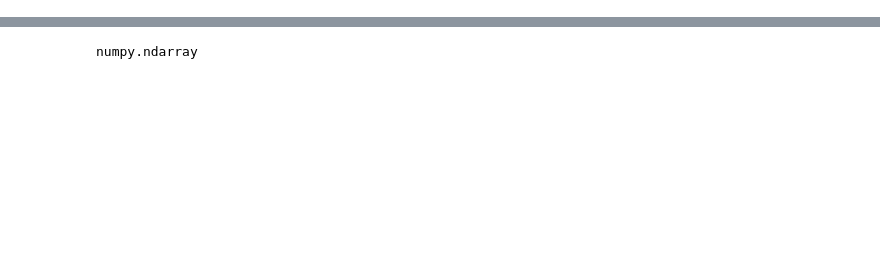
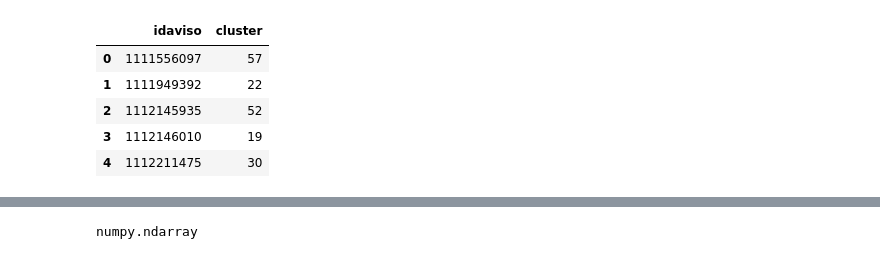
Before and after one commit to fcavazzoli/DatosTP, a Jupyter notebook: cluster.ipynb, the cells around one changed output, grey strips where cells are left out. Drawn from its saved outputs; the diff is of its cells as text; code cells hidden in the pictures; blank space fills up the shorter version.

```diff
--- a/cluster.ipynb
+++ b/cluster.ipynb
@@ -57,3 +106,14 @@ df.sample(50)
+# %%
+df=df[['idaviso','cluster']]
+# %%
+df.head()
+# %% [output]
+|  | idaviso | cluster |
+| 0 | 1111556097 | 57 |
+| 1 | 1111949392 | 22 |
+| 2 | 1112145935 | 52 |
+| 3 | 1112146010 | 19 |
+| 4 | 1112211475 | 30 |
 # %%
 df.to_csv('idaviso-cluster.csv')
 # %%
```
Also changed, not shown: parts of 15 cells of this notebook, 2 other files.
